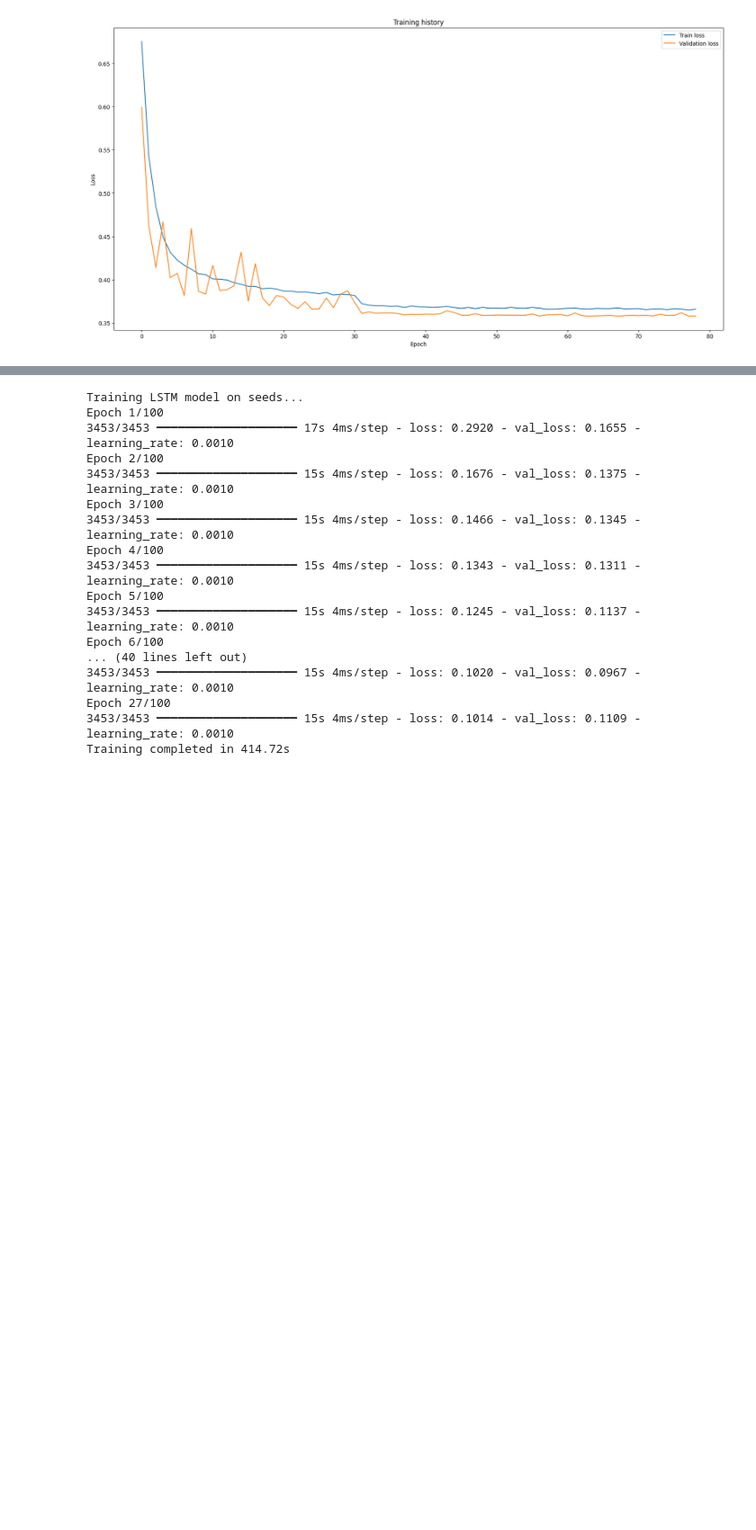
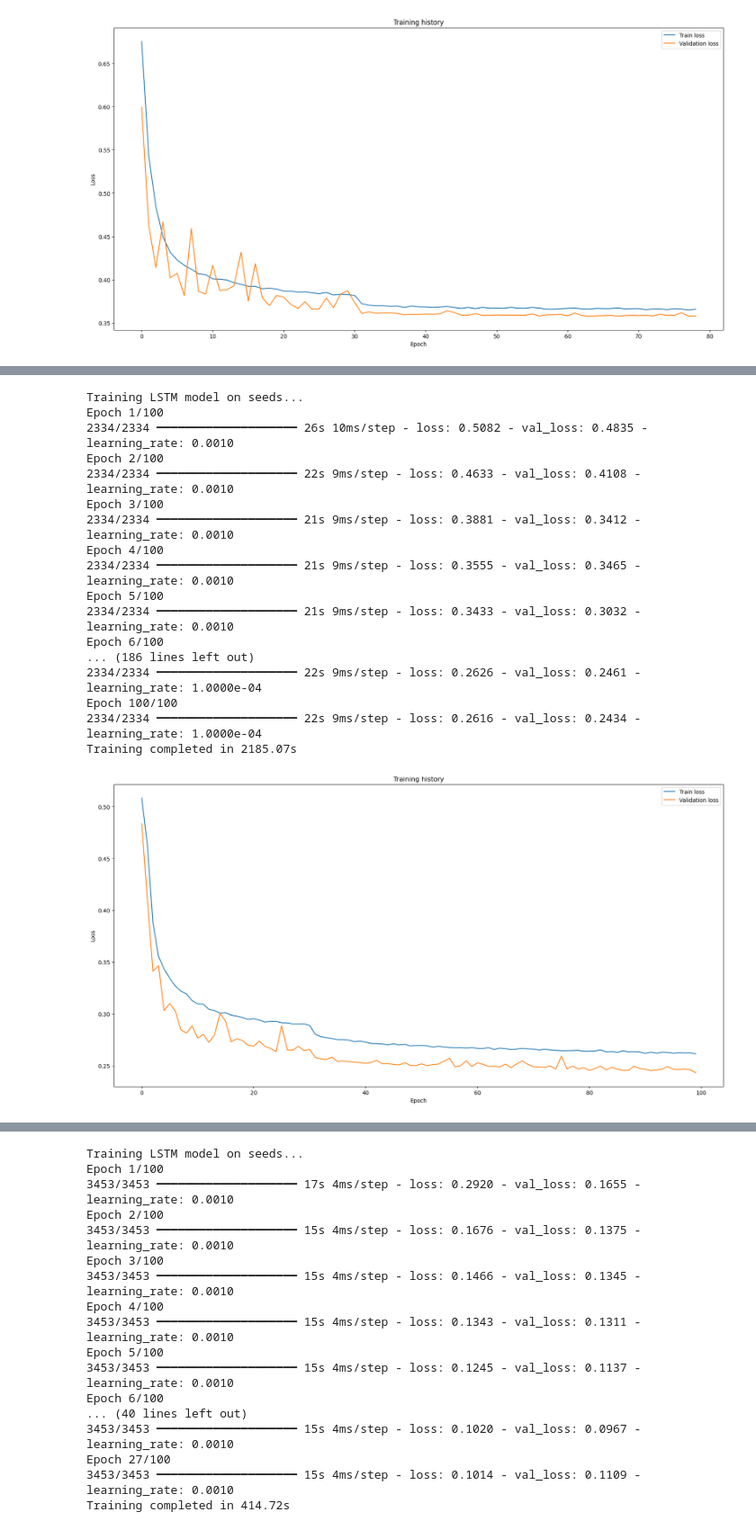
Before and after one commit to Mpkosh/network_hybrid_33, a Jupyter notebook: save_model_lstm_day_E_prev_I_for_seir.ipynb, the cells around one changed output, grey strips where cells are left out. Shown at 90% size. Cells and saved outputs as stored; diff of their text form; code cells hidden in the pictures; blank space fills up the shorter version.

```diff
--- a/save_model_lstm_day_E_prev_I_for_seir.ipynb
+++ b/save_model_lstm_day_E_prev_I_for_seir.ipynb
@@ -401,0 +474,35 @@ Training completed in 638.56s
+# %%
+seeds_dir='initial_data/new_r_100000/'
+model_file = seeds_dir+'lstm_day_E_for_seir.keras'
+scaler_file = seeds_dir+'lstm_day_E_for_seir.pkl'
+
+df_seeds_n = pd.read_csv('initial_data/new_seeds_parameters.csv')
+window_size = 7
+
+model, scaler, _ = train_and_save_model(
+        seeds_dir,
+        df_seeds_n,
+        model_save_path=model_file,
+        scaler_save_path=scaler_file,
+        window_size=window_size,
+    is_filename=True
+    )
+# %% [output]
+Training LSTM model on seeds...
+Epoch 1/100
+2334/2334 ━━━━━━━━━━━━━━━━━━━━ 26s 10ms/step - loss: 0.5082 - val_loss: 0.4835 - learning_rate: 0.0010
+Epoch 2/100
+2334/2334 ━━━━━━━━━━━━━━━━━━━━ 22s 9ms/step - loss: 0.4633 - val_loss: 0.4108 - learning_rate: 0.0010
+Epoch 3/100
+2334/2334 ━━━━━━━━━━━━━━━━━━━━ 21s 9ms/step - loss: 0.3881 - val_loss: 0.3412 - learning_rate: 0.0010
+Epoch 4/100
+2334/2334 ━━━━━━━━━━━━━━━━━━━━ 21s 9ms/step - loss: 0.3555 - val_loss: 0.3465 - learning_rate: 0.0010
+Epoch 5/100
+2334/2334 ━━━━━━━━━━━━━━━━━━━━ 21s 9ms/step - loss: 0.3433 - val_loss: 0.3032 - learning_rate: 0.0010
+Epoch 6/100
+... (186 lines left out)
+2334/2334 ━━━━━━━━━━━━━━━━━━━━ 22s 9ms/step - loss: 0.2626 - val_loss: 0.2461 - learning_rate: 1.0000e-04
+Epoch 100/100
+2334/2334 ━━━━━━━━━━━━━━━━━━━━ 22s 9ms/step - loss: 0.2616 - val_loss: 0.2434 - learning_rate: 1.0000e-04
+Training completed in 2185.07s
+[figure, added]
```
Also changed, not shown: parts of 5 cells of this notebook, 10 other files.
